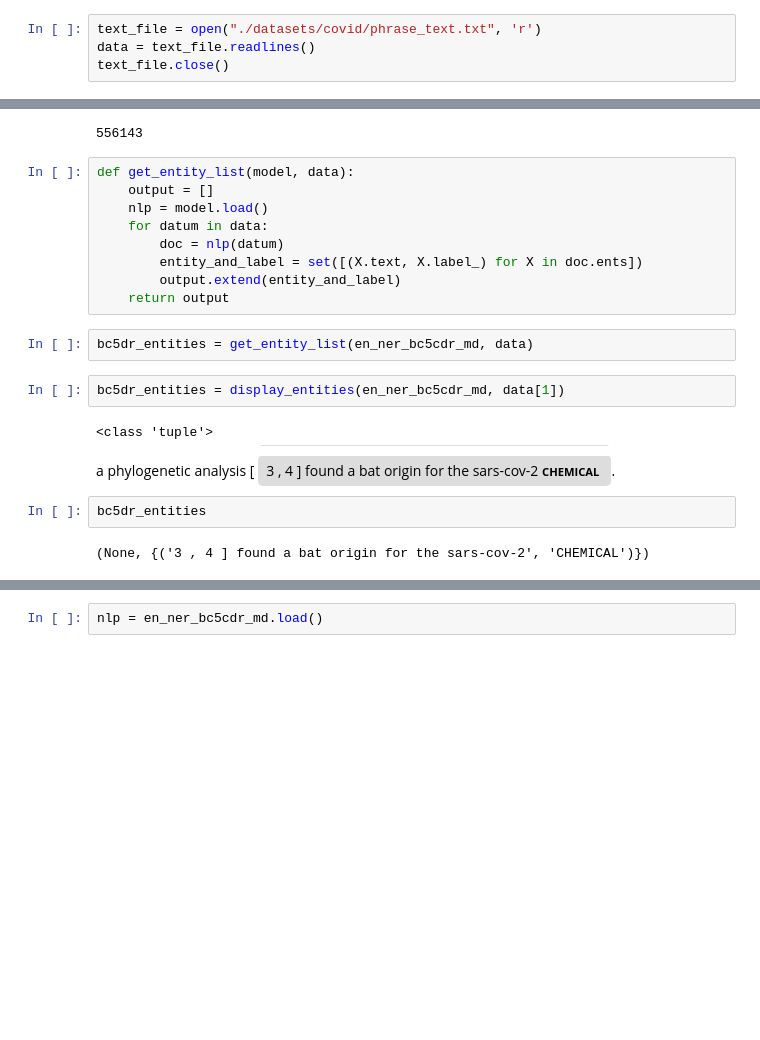
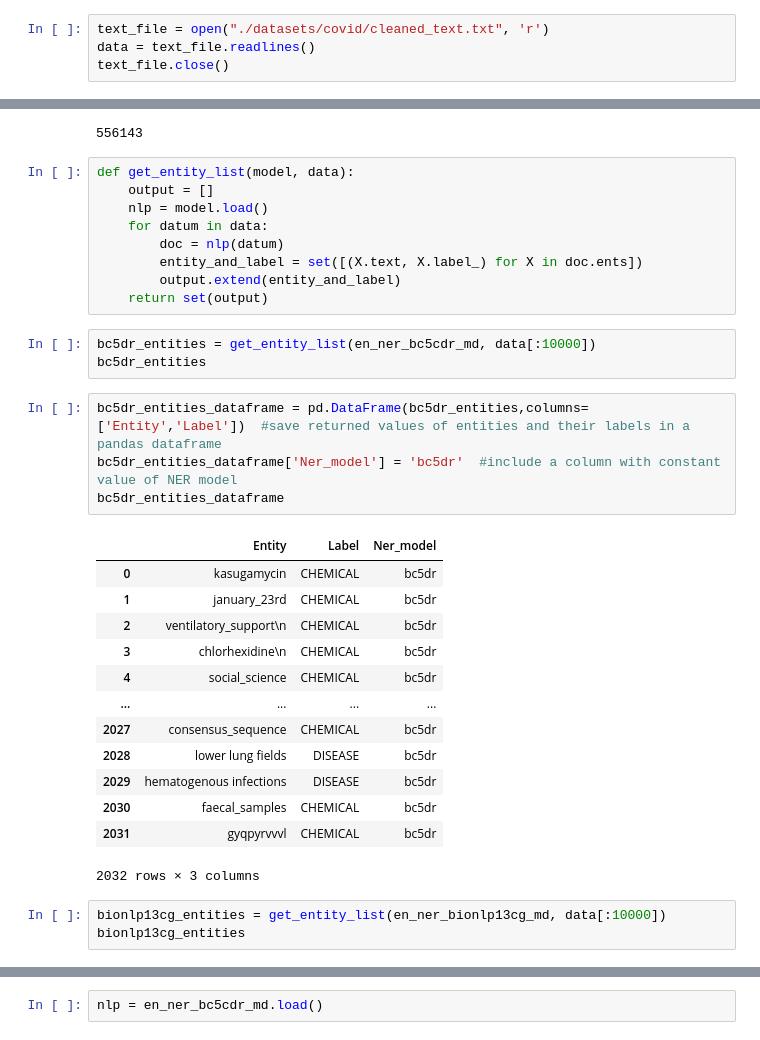
Before and after one commit to yeelimtse/cs-245-project, a Jupyter notebook: ner-models.ipynb, the cells around one changed output, grey strips where cells are left out. Drawn from its saved outputs; the diff is of its cells as text; blank space fills up the shorter version.

```diff
--- a/ner-models.ipynb
+++ b/ner-models.ipynb
@@ -18,7 +18,7 @@ from tqdm import tqdm
 DEBUG = True
 tqdm.pandas()
 # %%
-text_file = open("./datasets/covid/phrase_text.txt", 'r')
+text_file = open("./datasets/covid/cleaned_text.txt", 'r')
 data = text_file.readlines()
 text_file.close()
 # %%
@@ -58,15 +58,28 @@ def get_entity_list(model, data):
         doc = nlp(datum)
         entity_and_label = set([(X.text, X.label_) for X in doc.ents])
         output.extend(entity_and_label)
-    return output
+    return set(output)
 # %%
-bc5dr_entities = get_entity_list(en_ner_bc5cdr_md, data)
+bc5dr_entities = get_entity_list(en_ner_bc5cdr_md, data[:10000])
+bc5dr_entities
-# %%
-bc5dr_entities = display_entities(en_ner_bc5cdr_md, data[1])
-# %% [output]
-<class 'tuple'>
-a phylogenetic analysis [ 3 , 4 ] found a bat origin for the sars-cov-2 CHEMICAL .
-# %%
-bc5dr_entities
-# %% [output]
-(None, {('3 , 4 ] found a bat origin for the sars-cov-2', 'CHEMICAL')})
+# %%
+bc5dr_entities_dataframe = pd.DataFrame(bc5dr_entities,columns=['Entity','Label'])  #save returned values of entities and their labels in a pandas dataframe
+bc5dr_entities_dataframe['Ner_model'] = 'bc5dr'  #include a column with constant value of NER model
+bc5dr_entities_dataframe
+# %% [output]
+|  | Entity | Label | Ner_model |
+| 0 | kasugamycin | CHEMICAL | bc5dr |
+| 1 | january_23rd | CHEMICAL | bc5dr |
+| 2 | ventilatory_support\n | CHEMICAL | bc5dr |
+| 3 | chlorhexidine\n | CHEMICAL | bc5dr |
+| 4 | social_science | CHEMICAL | bc5dr |
+| ... | ... | ... | ... |
+| 2027 | consensus_sequence | CHEMICAL | bc5dr |
+| 2028 | lower lung fields | DISEASE | bc5dr |
+| 2029 | hematogenous infections | DISEASE | bc5dr |
+| 2030 | faecal_samples | CHEMICAL | bc5dr |
+| 2031 | gyqpyrvvvl | CHEMICAL | bc5dr |
+2032 rows × 3 columns
+# %%
+bionlp13cg_entities = get_entity_list(en_ner_bionlp13cg_md, data[:10000])
+bionlp13cg_entities
```
Also changed, not shown: parts of 15 cells of this notebook, 3 other files.
